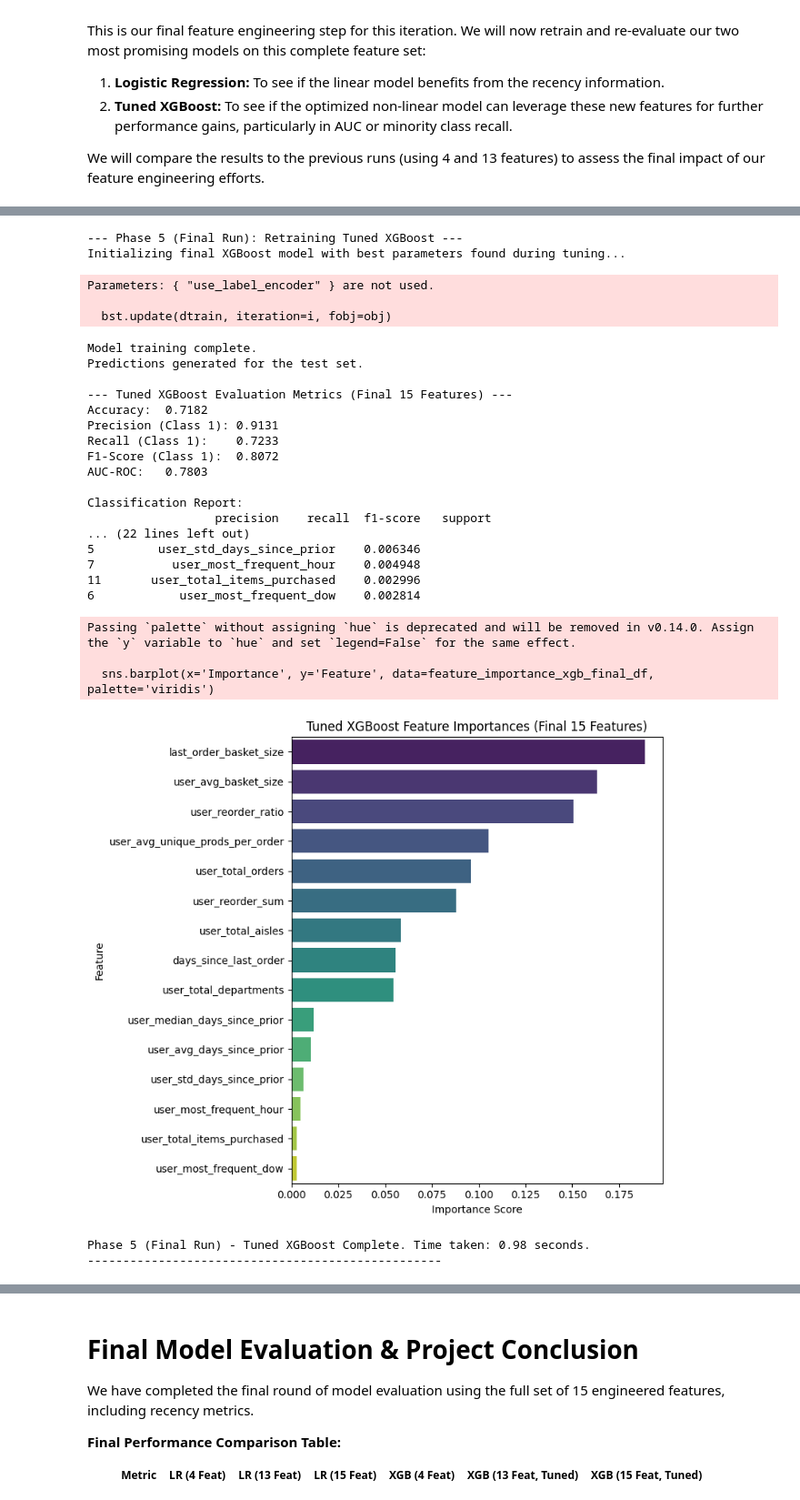
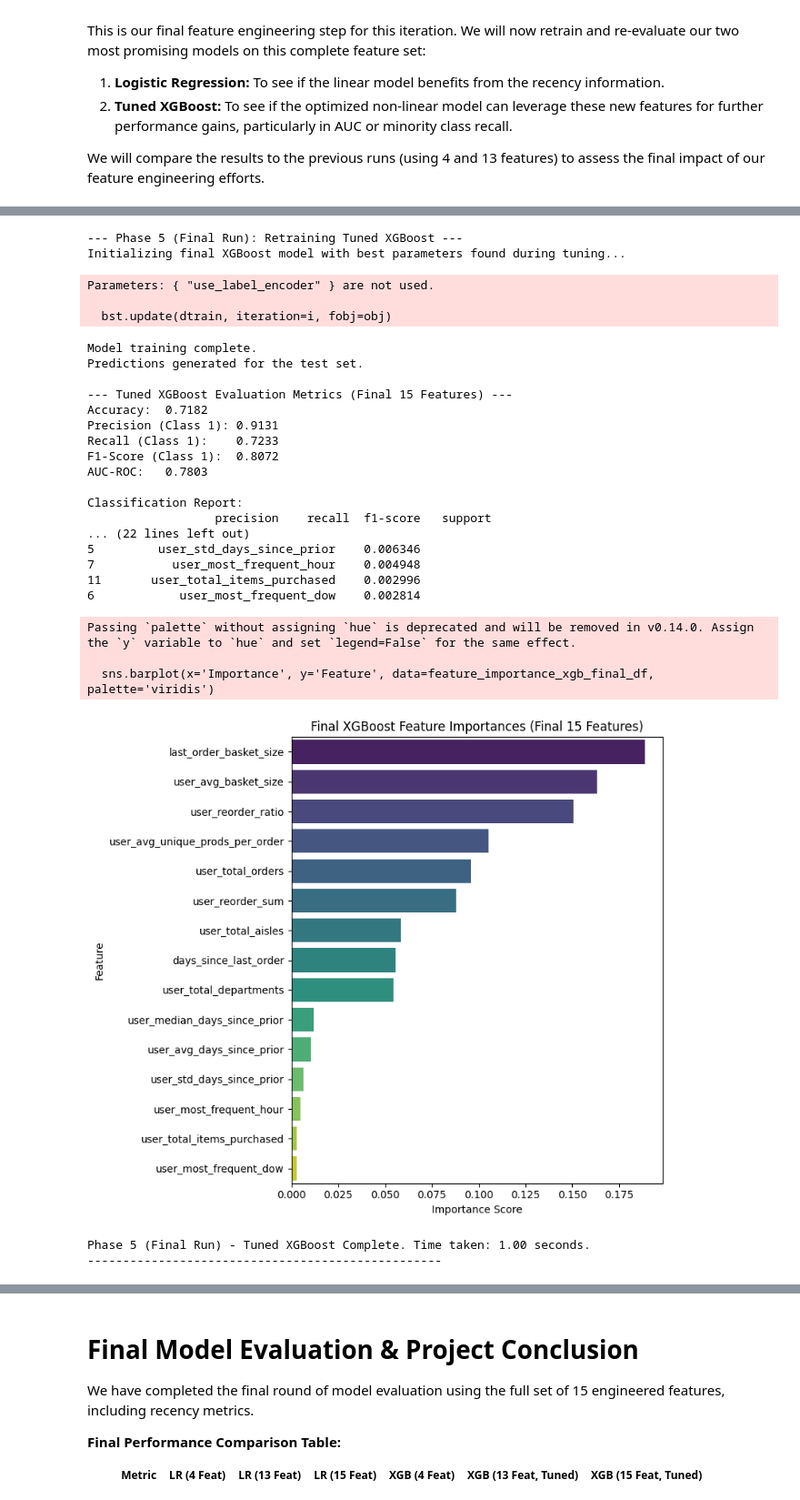
Before and after one commit to Onoh9/instacart-ml-project, a Jupyter notebook: EDA.ipynb, the cells around one changed output, grey strips where cells are left out. Shown at 91% size. Saved outputs shown, nothing was run; the diff lists cells and outputs as text; code cells hidden in the pictures.

```diff
--- a/EDA.ipynb
+++ b/EDA.ipynb
@@ -2719,7 +2722,7 @@ else:
     # Plot feature importances
     plt.figure(figsize=(8, 7)) # Make slightly taller for more features
     sns.barplot(x='Importance', y='Feature', data=feature_importance_xgb_final_df, palette='viridis')
-    plt.title('Tuned XGBoost Feature Importances (Final 15 Features)')
+    plt.title('Final XGBoost Feature Importances (Final 15 Features)')
     plt.xlabel('Importance Score')
     plt.ylabel('Feature')
     plt.tight_layout()
@@ -2729,33 +2732,33 @@ else:
 
     end_time = time.time()
     print(f"\nPhase 5 (Final Run) - Tuned XGBoost Complete. Time taken: {end_time - start_time:.2f} seconds.")
     print("-" * 50)
 # %% [output]
 --- Phase 5 (Final Run): Retraining Tuned XGBoost ---
 Initializing final XGBoost model with best parameters found during tuning...
 Parameters: { "use_label_encoder" } are not used.
 
   bst.update(dtrain, iteration=i, fobj=obj)
 Model training complete.
 Predictions generated for the test set.
 
 --- Tuned XGBoost Evaluation Metrics (Final 15 Features) ---
 Accuracy:  0.7182
 Precision (Class 1): 0.9131
 Recall (Class 1):    0.7233
 F1-Score (Class 1):  0.8072
 AUC-ROC:   0.7803
 
 Classification Report:
                   precision    recall  f1-score   support
 ... (22 lines left out)
 5         user_std_days_since_prior    0.006346
 7           user_most_frequent_hour    0.004948
 11       user_total_items_purchased    0.002996
 6            user_most_frequent_dow    0.002814
 Passing `palette` without assigning `hue` is deprecated and will be removed in v0.14.0. Assign the `y` variable to `hue` and set `legend=False` for the same effect.
 
   sns.barplot(x='Importance', y='Feature', data=feature_importance_xgb_final_df, palette='viridis')
-[figure, old version]
+[figure, new version]
-Phase 5 (Final Run) - Tuned XGBoost Complete. Time taken: 0.98 seconds.
+Phase 5 (Final Run) - Tuned XGBoost Complete. Time taken: 1.00 seconds.
 --------------------------------------------------
```
Also changed, not shown: parts of 13 cells of this notebook, 7 other files.
